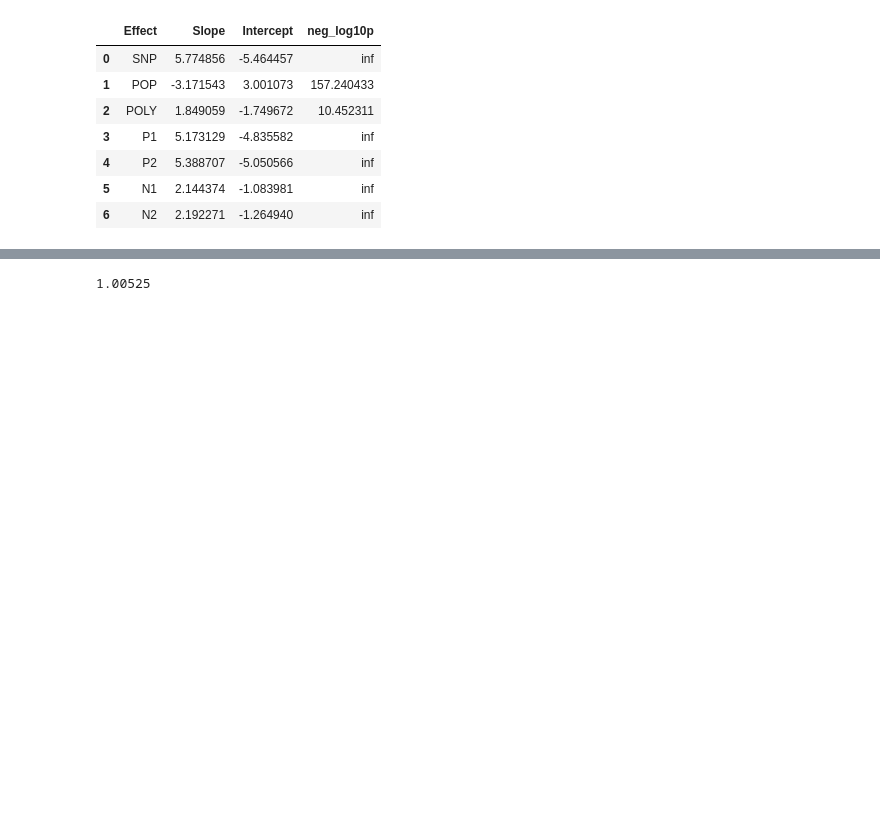
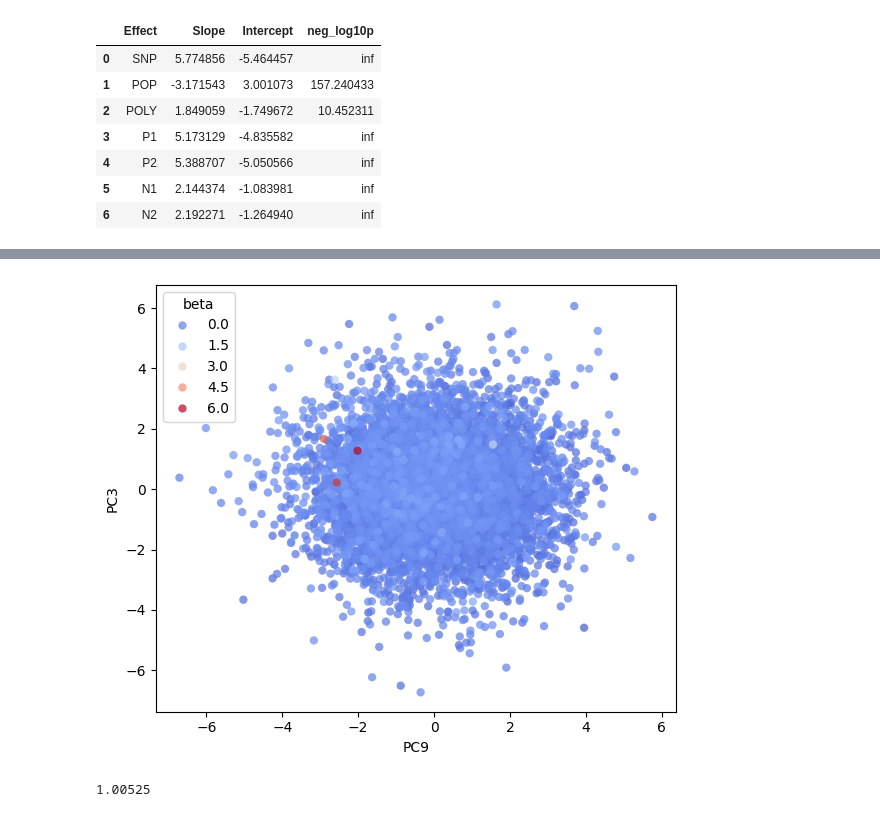
Before and after one commit to mat2m10/chasm, a Jupyter notebook: notebooks/coalescence_simulation_notebooks/proof_of_concept.ipynb, the cells around one changed output, grey strips where cells are left out. Drawn from its saved outputs; the diff is of its cells as text; code cells hidden in the pictures; blank space fills up the shorter version.

```diff
--- a/notebooks/coalescence_simulation_notebooks/proof_of_concept.ipynb
+++ b/notebooks/coalescence_simulation_notebooks/proof_of_concept.ipynb
@@ -427,3 +134,35 @@ Chosen alpha: 0.07943530535198622
+# %%
+gwas_corr = gwas_linregress(geno_corr, effects["pheno"])
+# %%
+most_explainable_pcs_corr = gwas_linregress(snps_corr_pcs, gwas_corr["beta"])
+most_explainable_pcs_corr = most_explainable_pcs_corr.sort_values(by="neglog10p", ascending=False)
+# %%
+top_2_pcs_corr = list(most_explainable_pcs_corr.head(2)['snp'])
+# %%
+top_pcs_corr = snps_corr_pcs[top_2_pcs_corr]
+top_pcs_corr = top_pcs_corr.join(
+    gwas_corr.set_index("snp")["beta"]
+)
+top_pcs_corr = top_pcs_corr.sort_values(by="beta", ascending=True)
+# %%
+import seaborn as sns
+import matplotlib.pyplot as plt
+
+plt.figure(figsize=(6, 5))
+sns.scatterplot(
+    data=top_pcs_corr,
+    x=top_2_pcs_corr[0],
+    y=top_2_pcs_corr[1],
+    hue="beta",
+    palette="coolwarm",
+    linewidth=0,
+    alpha=0.7
+)
+
+plt.tight_layout()
+plt.show()
+# %% [output]
+[figure, added]
 # %%
 # %% [output]
 1.00525
```
Also changed, not shown: parts of 24 cells of this notebook, 1 other file.
